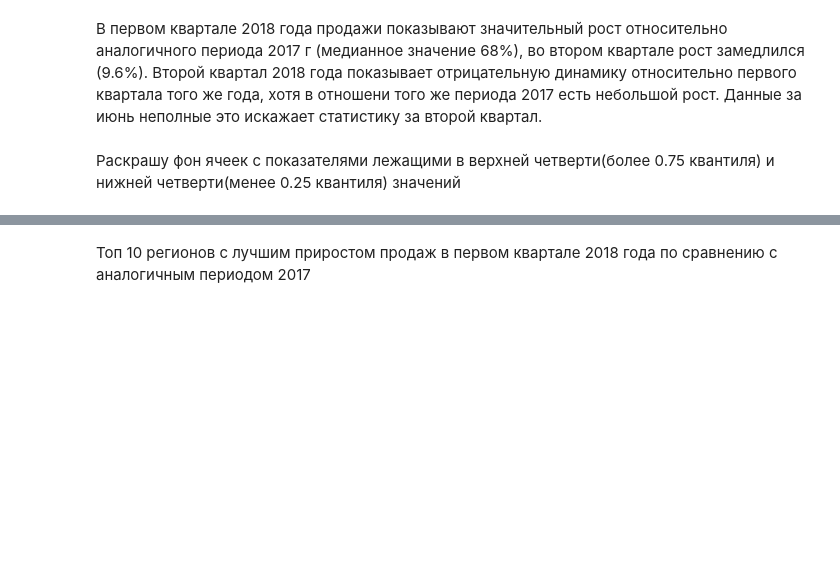
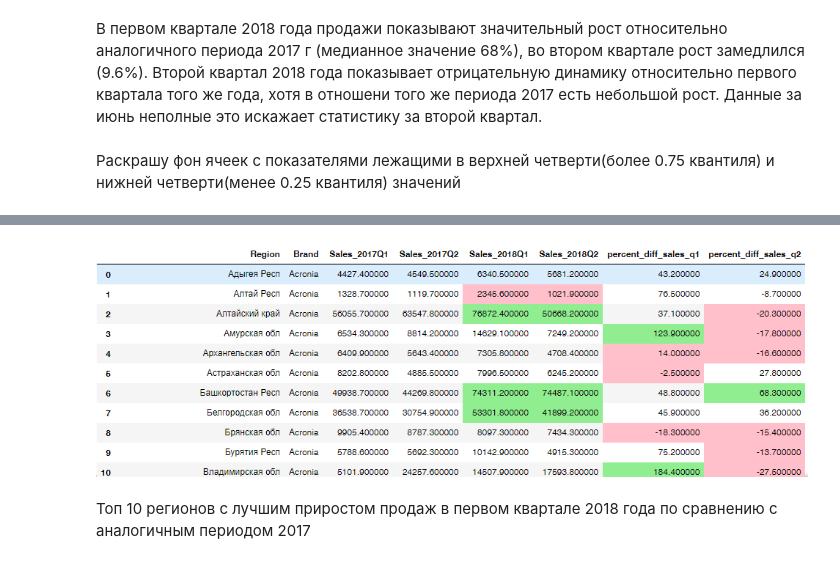
Before and after one commit to olga-abrams/DS_projects, a Jupyter notebook: pharm/pharm.ipynb, the cells around one changed output, grey strips where cells are left out. Cells and saved outputs as stored; diff of their text form; code cells hidden in the pictures; blank space fills up the shorter version.

Commit message:
images

```diff
--- a/pharm/pharm.ipynb
+++ b/pharm/pharm.ipynb
@@ -620,3 +615,7 @@ acronia_2018_styler = acronia_2018.style.applymap(coloring, subset=['Sales_2018Q
+# %%
+Image(filename="img/AcroniaQuarter.png")
+# %% [output]
+[figure, added]
 # %%
 with pd.ExcelWriter(excel_file, engine=engine, mode='a') as writer:
     acronia_2018_styler.to_excel(writer, sheet_name="Acronia Quarter")
```
Also changed, not shown: parts of 12 cells of this notebook.
